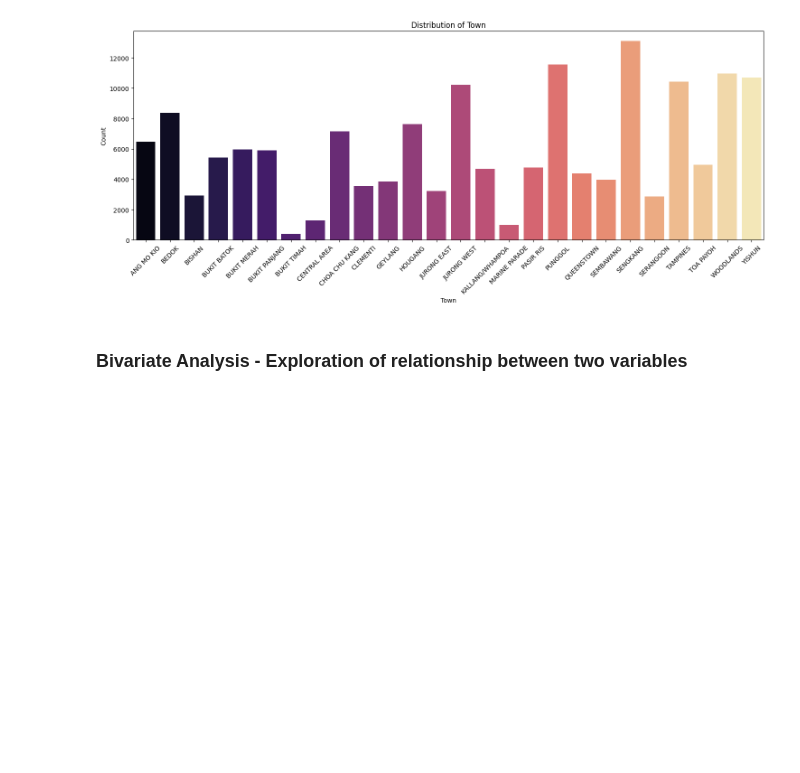
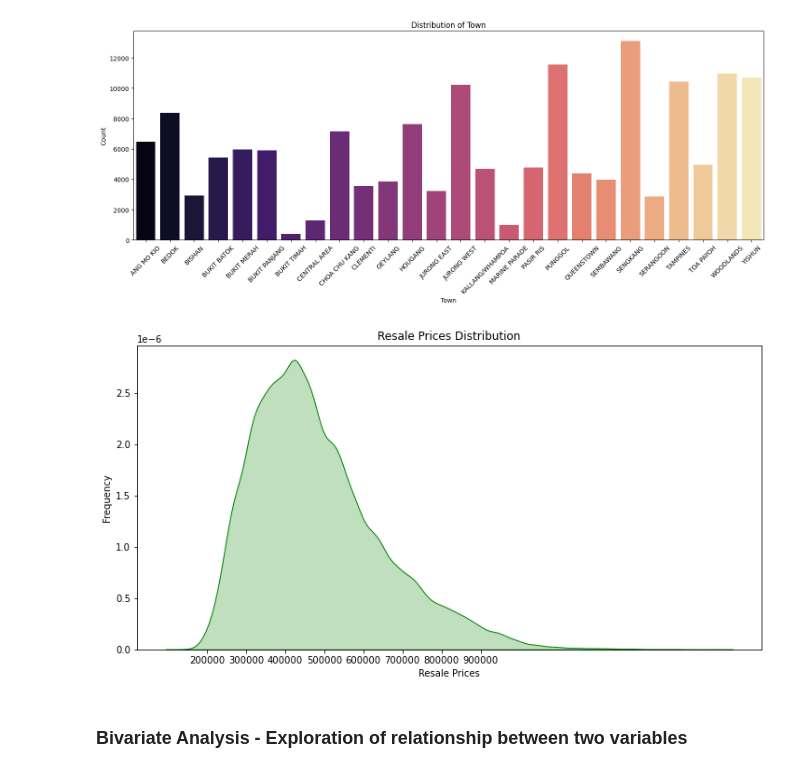
Before and after one commit to DheepthaRajesh/dheeptha_rajesh, a Jupyter notebook: Predict-Public-Housing-Prices.ipynb, the cells around one changed output. Saved outputs shown, nothing was run; the diff lists cells and outputs as text; code cells hidden in the pictures; blank space fills up the shorter version.

Commit message:
Univariate KDE plot for Price

```diff
--- a/Predict-Public-Housing-Prices.ipynb
+++ b/Predict-Public-Housing-Prices.ipynb
@@ -237,15 +237,15 @@ Passing `palette` without assigning `hue` is deprecated and will be removed in v
 [figure]
 # %%
 
-#Histogram for Resale Prices
+#Kernel Density Estimate (KDE) Plot for Resale Prices
 plt.figure(figsize=(12, 6))
-price_ranges = [200000, 300000, 400000, 500000, 600000, 700000, 800000, 900000]
-sns.histplot(df['Price'], bins=price_ranges, kde=True, color='green')
-plt.xticks(price_ranges)
+sns.kdeplot(df['Price'], shade=True, color='green')
 plt.title('Resale Prices Distribution')
 plt.xlabel('Resale Prices')
 plt.ylabel('Frequency')
 plt.show()
+# %% [output]
+[figure, added]
 # %% [markdown]
 ### Bivariate Analysis - Exploration of relationship between two variables
 # %%
```
